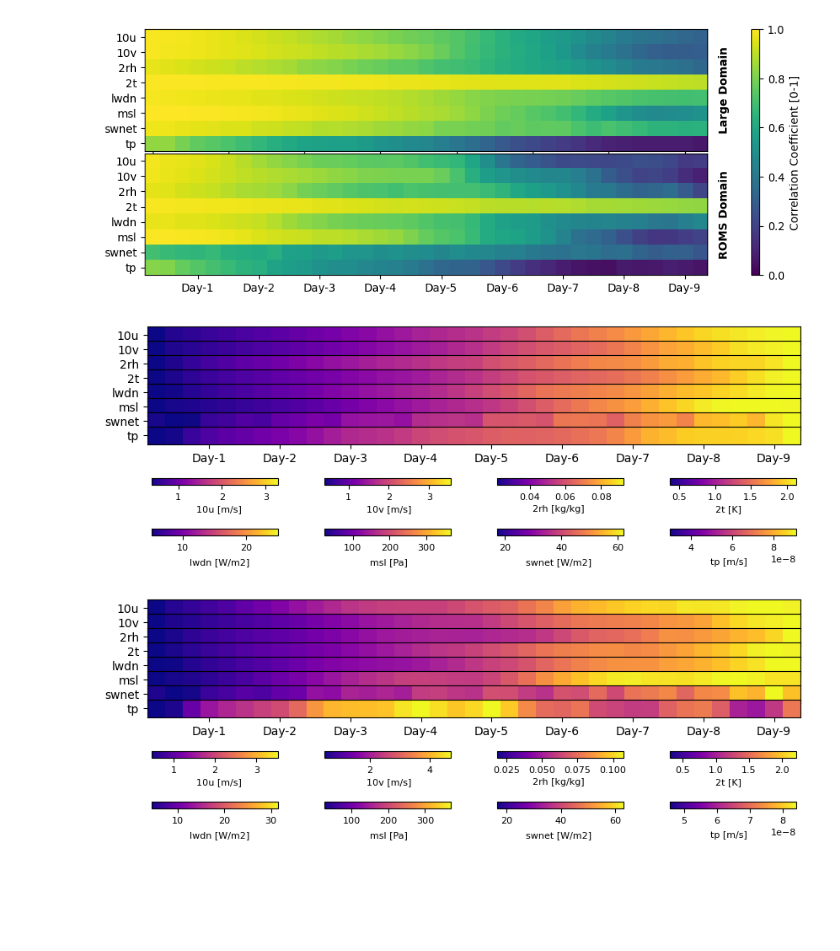
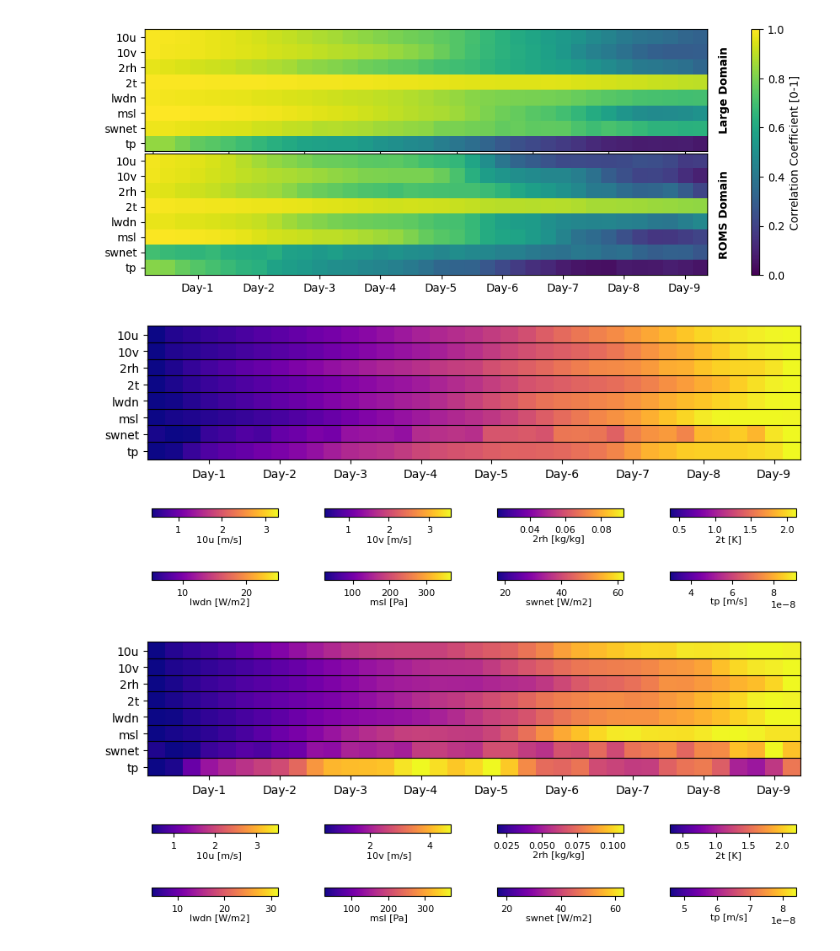
Before and after one commit to geogate-io/HAOCM-R, a Jupyter notebook: analysis/forcing.ipynb, the cells around one changed output. Cells and saved outputs as stored; diff of their text form; code cells hidden in the pictures; blank space fills up the shorter version.

```diff
--- a/analysis/forcing.ipynb
+++ b/analysis/forcing.ipynb
@@ -287,7 +276,7 @@ ds_stat_interp = xr.open_dataset("stats_interp.nc")
 variables = ds_stat_subset.variable.values
 rollout_step = ds_stat_subset.rollout_step.values
 
-fig, ax = plt.subplots(len(variables), 1, figsize=(10,4))#, gridspec_kw={'wspace': 0.0, 'hspace': 0.0})
+fig, ax = plt.subplots(len(variables), 1, figsize=(10,5))#, gridspec_kw={'wspace': 0.0, 'hspace': 0.0})
 
 i = 0
 for v in variables:
@@ -320,9 +309,9 @@ for v in variables:
     if v == 'tp':
         unit = 'm/s'
     if i < 4:
-        text = ax[-1].text(0.11+i*0.26, -3.7, f"{v} [{unit}]", ha="center", va="center", fontsize=8, color="black", transform=ax[-1].transAxes)
+        text = ax[-1].text(0.11+i*0.26, -4.5, f"{v} [{unit}]", ha="center", va="center", fontsize=8, color="black", transform=ax[-1].transAxes)
     else:
-        text = ax[-1].text(0.11+(i%4)*0.26, -6.7, f"{v} [{unit}]", ha="center", va="center", fontsize=8, color="black", transform=ax[-1].transAxes)
+        text = ax[-1].text(0.11+(i%4)*0.26, -8.0, f"{v} [{unit}]", ha="center", va="center", fontsize=8, color="black", transform=ax[-1].transAxes)
     if v == 'tp':
         formatter = ticker.ScalarFormatter(useMathText=True)
         formatter.set_scientific(True)
@@ -332,10 +321,10 @@ for v in variables:
         t.set_size(8)
     i = i+1
 
-fig.subplots_adjust(hspace=-0.91, wspace=-0.5)
+fig.subplots_adjust(hspace=-0.92, wspace=-0.5)
 plt.savefig("regional_rmse.png", bbox_inches='tight', pad_inches=0.6, dpi=300)
 
-fig, ax = plt.subplots(len(variables), 1, figsize=(10,4))#, gridspec_kw={'wspace': 0.0, 'hspace': 0.0})
+fig, ax = plt.subplots(len(variables), 1, figsize=(10,5))#, gridspec_kw={'wspace': 0.0, 'hspace': 0.0})
 
 i = 0
 for v in variables:
@@ -353,35 +342,35 @@ for v in variables:
         cbar_ax = fig.add_axes([0.13+i*0.205, 0.2, 0.15, 0.02])
     else:
         cbar_ax = fig.add_axes([0.13+(i%4)*0.205, 0.05, 0.15, 0.02])
     cbar_ax.tick_params(labelsize=8)
     fig.colorbar(ax[i].images[0], cax=cbar_ax, label='', orientation='horizontal')
     if v in ['10u', '10v']:
         unit = 'm/s'
     if v in ['lwdn', 'swnet']:
         unit = 'W/m2'
     if v == '2t':
         unit = 'K'
     if v == '2rh':
         unit = 'kg/kg'
     if v == 'msl':
         unit = 'Pa'
     if v == 'tp':
         unit = 'm/s'
     if i < 4:
-        text = ax[-1].text(0.11+i*0.26, -3.7, f"{v} [{unit}]", ha="center", va="center", fontsize=8, color="black", transform=ax[-1].transAxes)
+        text = ax[-1].text(0.11+i*0.26, -4.5, f"{v} [{unit}]", ha="center", va="center", fontsize=8, color="black", transform=ax[-1].transAxes)
     else:
-        text = ax[-1].text(0.11+(i%4)*0.26, -6.7, f"{v} [{unit}]", ha="center", va="center", fontsize=8, color="black", transform=ax[-1].transAxes)
+        text = ax[-1].text(0.11+(i%4)*0.26, -8.0, f"{v} [{unit}]", ha="center", va="center", fontsize=8, color="black", transform=ax[-1].transAxes)
     if v == 'tp':
         formatter = ticker.ScalarFormatter(useMathText=True)
         formatter.set_scientific(True)
         formatter.set_powerlimits((0, 0))
         cbar_ax.formatter = formatter
         t = cbar_ax.xaxis.get_offset_text()
         t.set_size(8)
     i = i+1
 
-fig.subplots_adjust(hspace=-0.91, wspace=-0.5)
+fig.subplots_adjust(hspace=-0.92, wspace=-0.5)
 plt.savefig("regional_roms_rmse.png", bbox_inches='tight', pad_inches=0.6, dpi=300)
 # %% [output]
-[figure, old version]
+[figure, new version]
-[figure, old version]
+[figure, new version]
```
Also changed, not shown: parts of 3 cells of this notebook, 3 other files.
